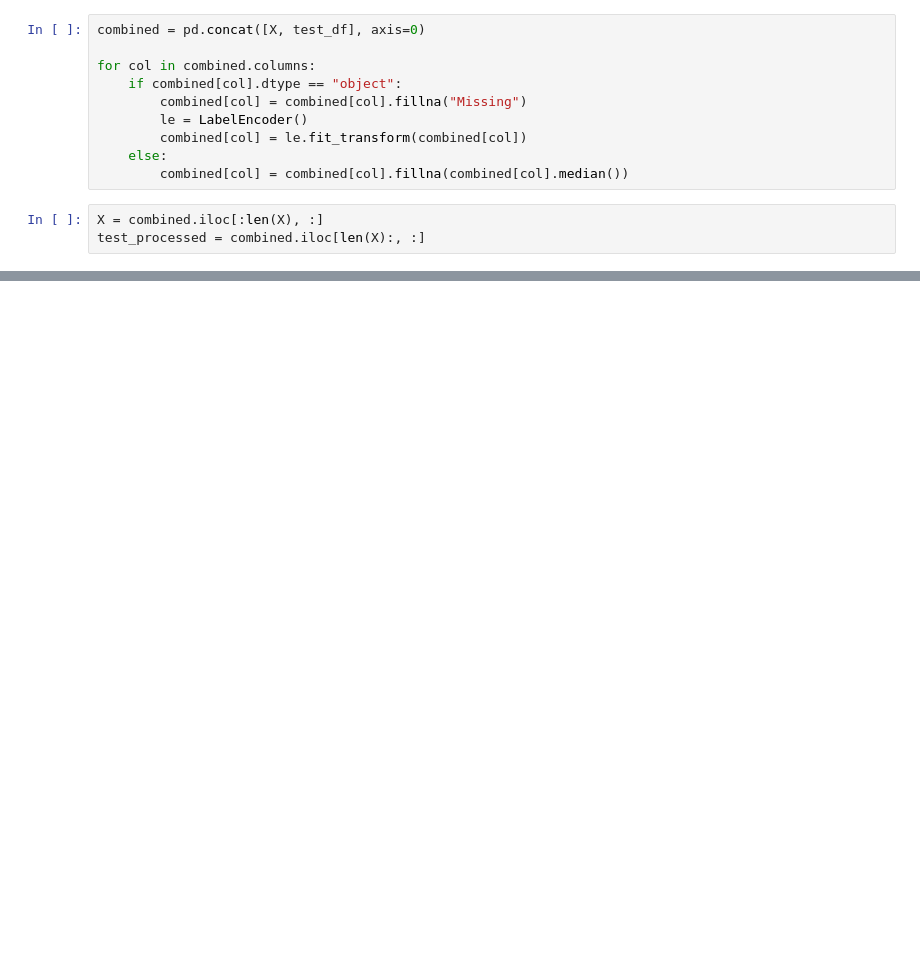
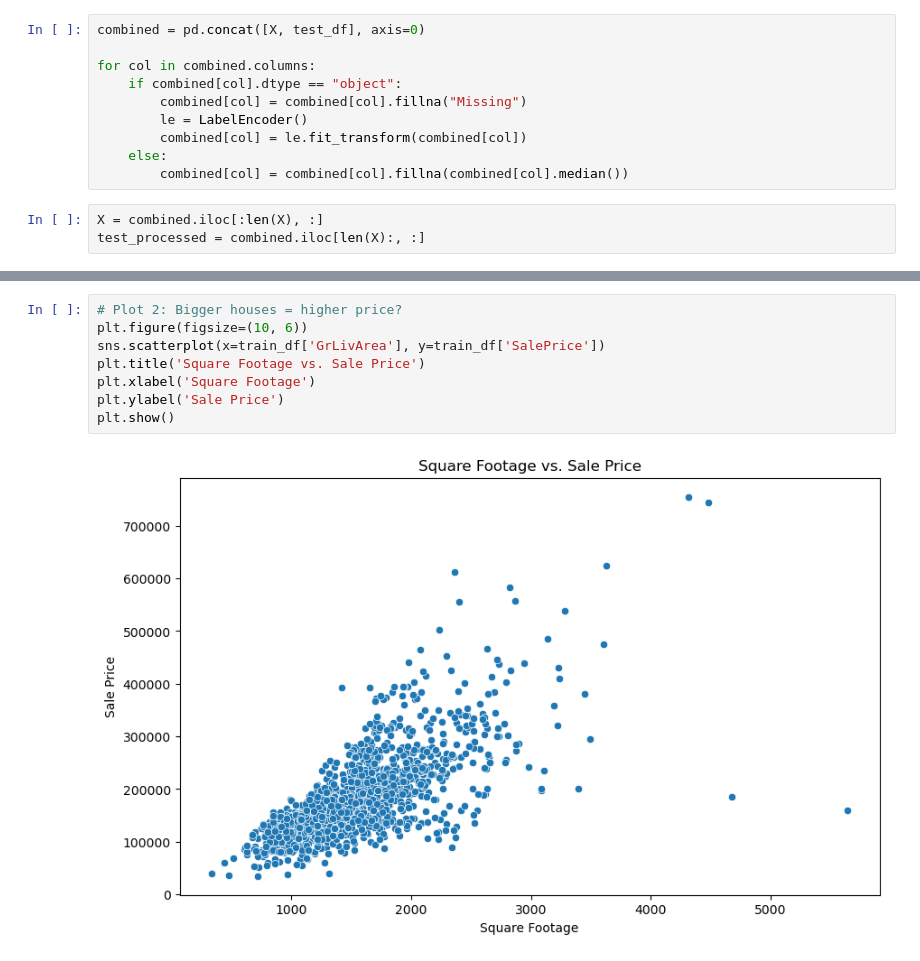
Before and after one commit to ayush-sh-01/PRODIGY_ML_01, a Jupyter notebook: house_price_prediction.ipynb, the cells around one changed output, grey strips where cells are left out. Drawn from its saved outputs; the diff is of its cells as text; blank space fills up the shorter version.

```diff
--- a/house_price_prediction.ipynb
+++ b/house_price_prediction.ipynb
@@ -132,0 +115,10 @@ submission.csv file created
+# %%
+# Plot 2: Bigger houses = higher price?
+plt.figure(figsize=(10, 6))
+sns.scatterplot(x=train_df['GrLivArea'], y=train_df['SalePrice'])
+plt.title('Square Footage vs. Sale Price')
+plt.xlabel('Square Footage')
+plt.ylabel('Sale Price')
+plt.show()
+# %% [output]
+[figure, added]
```
Also changed, not shown: parts of 13 cells of this notebook.
